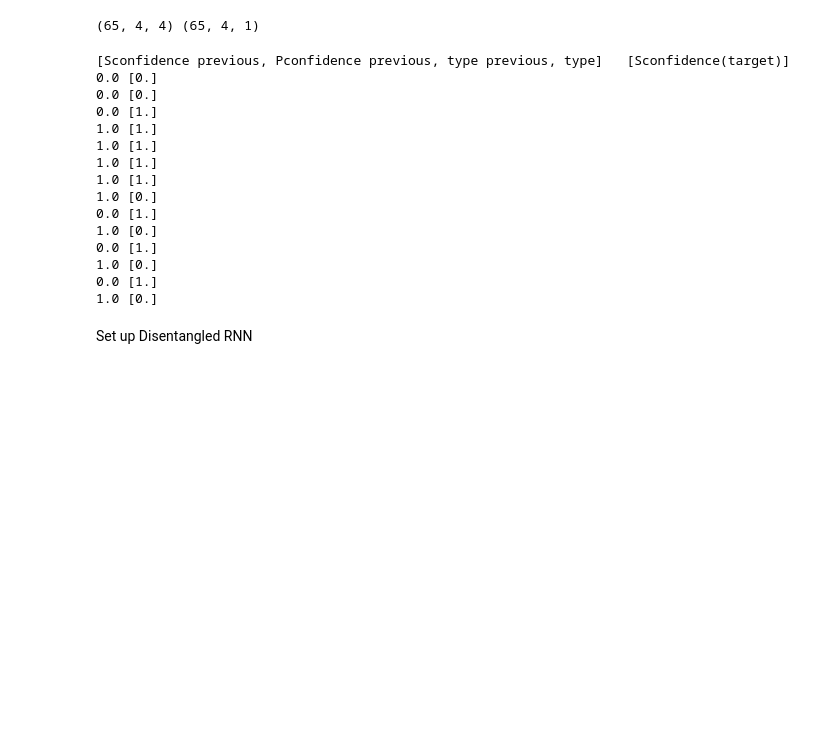
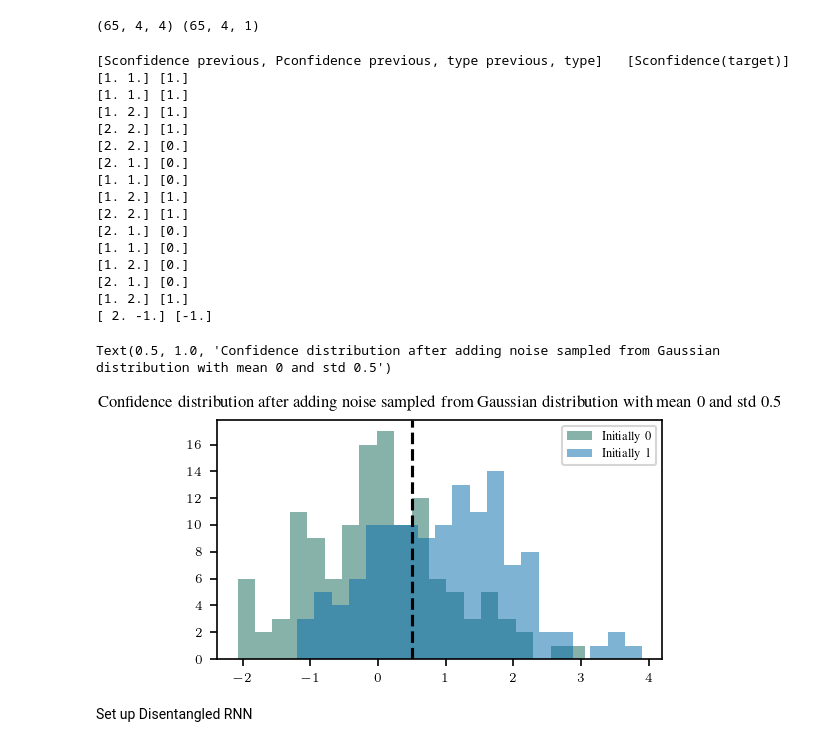
Before and after one commit to meikeoschmann/disRNN-conf-match, a Jupyter notebook: CogModelingRNNsTutorial/synthetic_RNN.ipynb, the cells around one changed output. Cells and saved outputs as stored; diff of their text form; code cells hidden in the pictures; blank space fills up the shorter version.

```diff
--- a/CogModelingRNNsTutorial/synthetic_RNN.ipynb
+++ b/CogModelingRNNsTutorial/synthetic_RNN.ipynb
@@ -170,24 +209,43 @@ train = DatasetRNN(data, target, batch_size)
 # %%
 # check values
 print('[Sconfidence previous, Pconfidence previous, type previous, type]   [Sconfidence(target)]')
-for i in range(50,64):
-    print(data[i,0,0], target[i,0])
+for i in range(50,65):
+    print(data[i,0,-2:], target[i,0])
 # %% [output]
 [Sconfidence previous, Pconfidence previous, type previous, type]   [Sconfidence(target)]
-0.0 [0.]
-0.0 [0.]
-0.0 [1.]
-1.0 [1.]
-1.0 [1.]
-1.0 [1.]
-1.0 [1.]
-1.0 [0.]
-0.0 [1.]
-1.0 [0.]
-0.0 [1.]
-1.0 [0.]
-0.0 [1.]
-1.0 [0.]
+[1. 1.] [1.]
+[1. 1.] [1.]
+[1. 2.] [1.]
+[2. 2.] [1.]
+[2. 2.] [0.]
+[2. 1.] [0.]
+[1. 1.] [0.]
+[1. 2.] [1.]
+[2. 2.] [1.]
+[2. 1.] [0.]
+[1. 1.] [0.]
+[1. 2.] [0.]
+[2. 1.] [0.]
+[1. 2.] [1.]
+[ 2. -1.] [-1.]
+# %%
+plt.rcParams.update(
+    bundles.icml2022(
+        column="full",
+        nrows=1,
+        ncols=2,
+        usetex=True,
+    )
+)
+plt.rcParams.update(figsizes.icml2022_half(nrows=1, ncols=1))
+plt.hist(confidence_ones, color=rgb.mps_green, alpha=0.5, bins=20, label='Initially 0')
+plt.hist(confidence_twos, color=rgb.tue_blue, alpha=0.5, bins=20, label='Initially 1')
+plt.axvline(0.5, 0, color='k', linestyle='--')
+plt.legend()
+plt.title('Confidence distribution after adding noise sampled from Gaussian distribution with mean 0 and std 0.5')
+# %% [output]
+Text(0.5, 1.0, 'Confidence distribution after adding noise sampled from Gaussian distribution with mean 0 and std 0.5')
+[figure, added]
 # %% [markdown]
 Set up Disentangled RNN
 # %%
```
Also changed, not shown: parts of 24 cells of this notebook, 2 other files.
